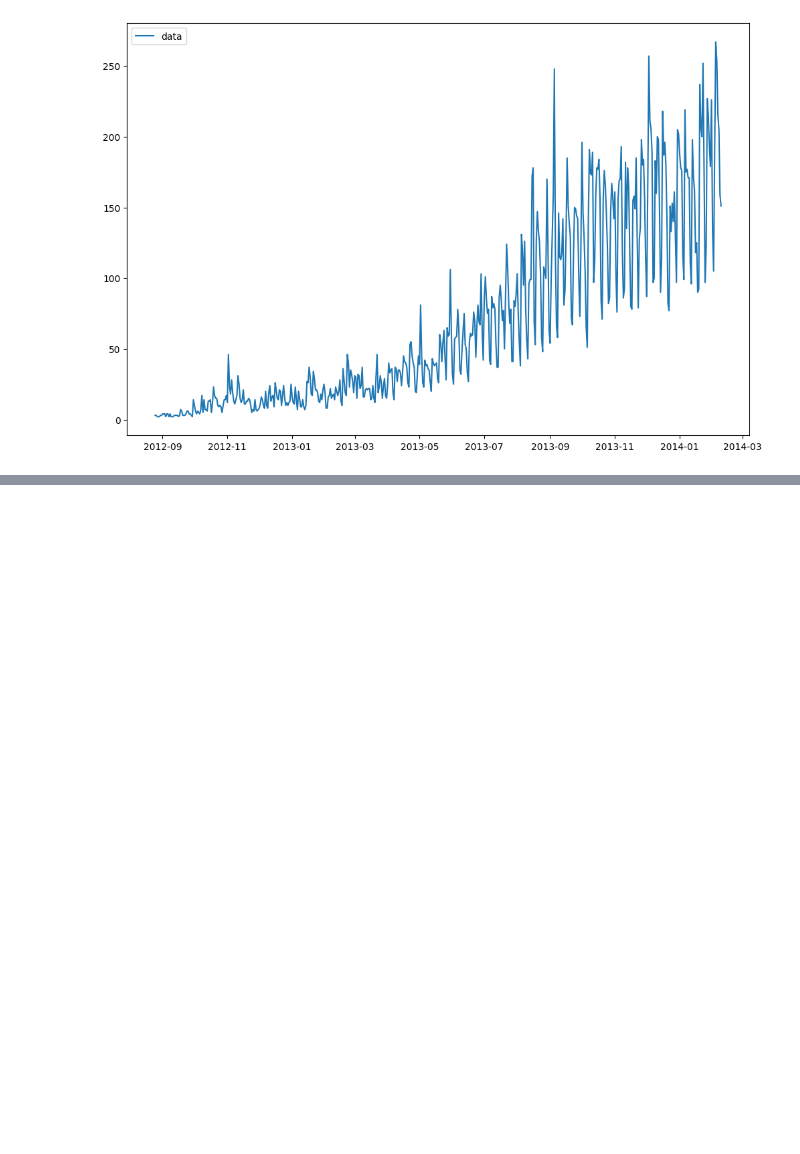
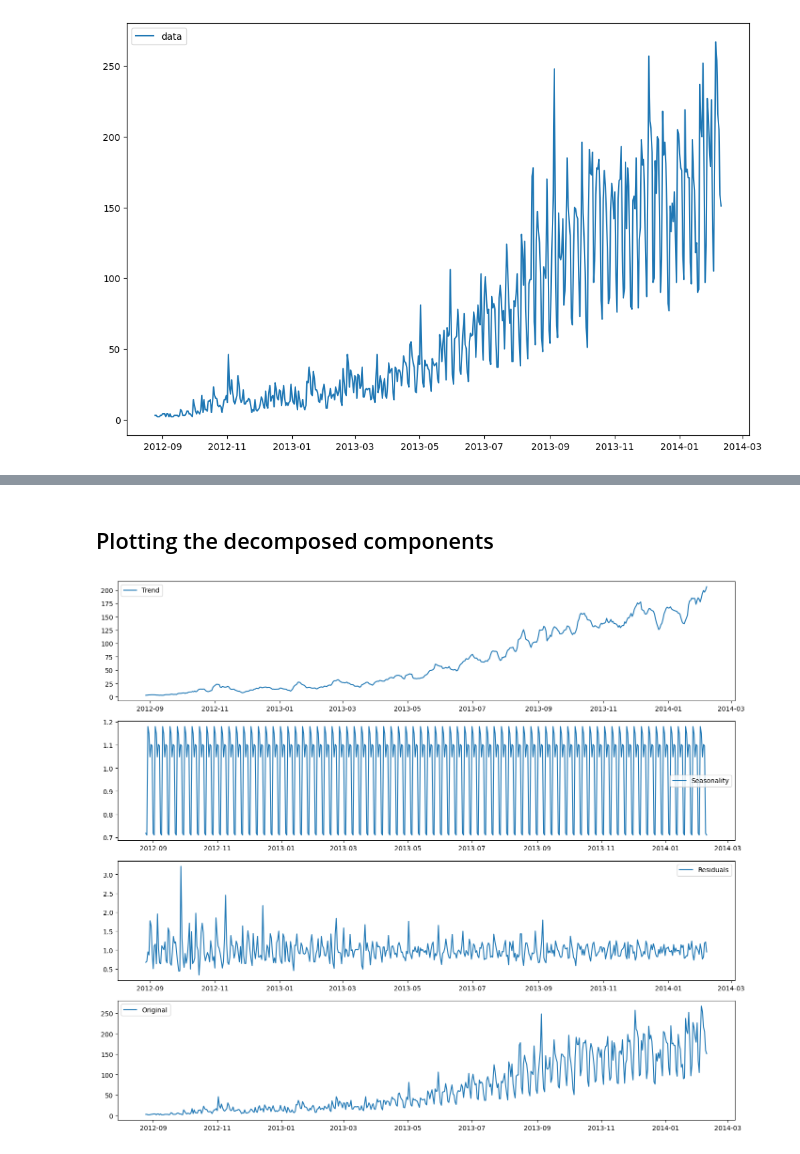
Before and after one commit to prashant9501/AMS2023, a Jupyter notebook: Time Series Analysis/Time Series Analysis.ipynb, the cells around one changed output, grey strips where cells are left out. Drawn from its saved outputs; the diff is of its cells as text; code cells hidden in the pictures; blank space fills up the shorter version.

```diff
--- a/Time Series Analysis/Time Series Analysis.ipynb
+++ b/Time Series Analysis/Time Series Analysis.ipynb
@@ -76,0 +185,7 @@ plt.show()
+# %%
+from statsmodels.tsa.seasonal import seasonal_decompose
+
+# Converting 'Date' to datetime and setting it as the index
+data.set_index('Date', inplace=True)
+
+data.head()
@@ -76,0 +200,9 @@ plt.show()
+# %%
+# Assuming a daily frequency for the time series
+# Applying seasonal decomposition with an additive model
+decomposition = seasonal_decompose(data['count'], model='multiplicative', period=7)
+
+# Extracting the trend, seasonal, and residual components
+trend = decomposition.trend
+seasonal = decomposition.seasonal
+residual = decomposition.resid
@@ -76,0 +251,29 @@ plt.show()
+# %% [markdown]
+## Plotting the decomposed components
+# %%
+plt.figure(figsize=(14, 12))
+
+# Plotting the trend
+plt.subplot(411)
+plt.plot(trend, label='Trend')
+plt.legend(loc='best')
+
+# Plotting the seasonality
+plt.subplot(412)
+plt.plot(seasonal, label='Seasonality')
+plt.legend(loc='best')
+
+# Plotting the residuals
+plt.subplot(413)
+plt.plot(residual, label='Residuals')
+plt.legend(loc='best')
+
+# Plotting the original data
+plt.subplot(414)
+plt.plot(data['count'], label='Original')
+plt.legend(loc='best')
+
+plt.tight_layout()
+plt.show()
+# %% [output]
+[figure, added]
```
Also changed, not shown: parts of 21 cells of this notebook, 4 other files.
